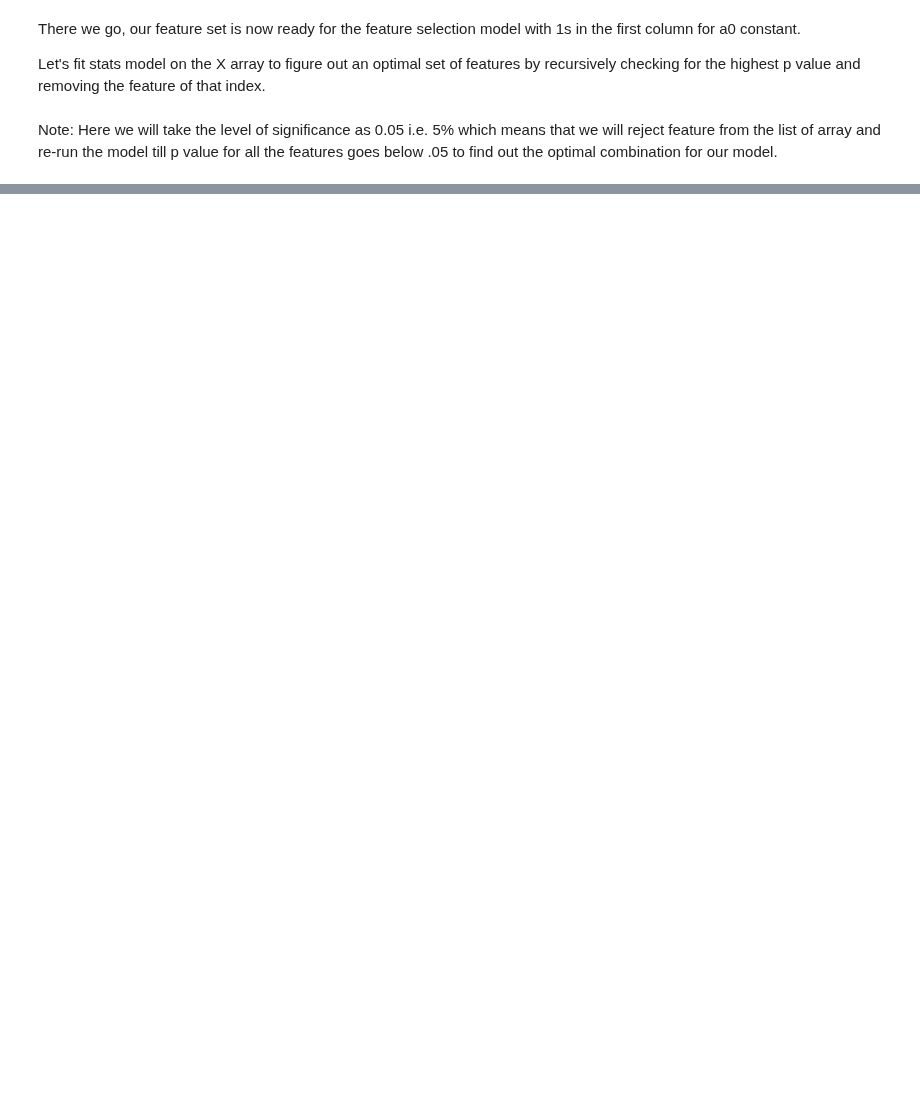
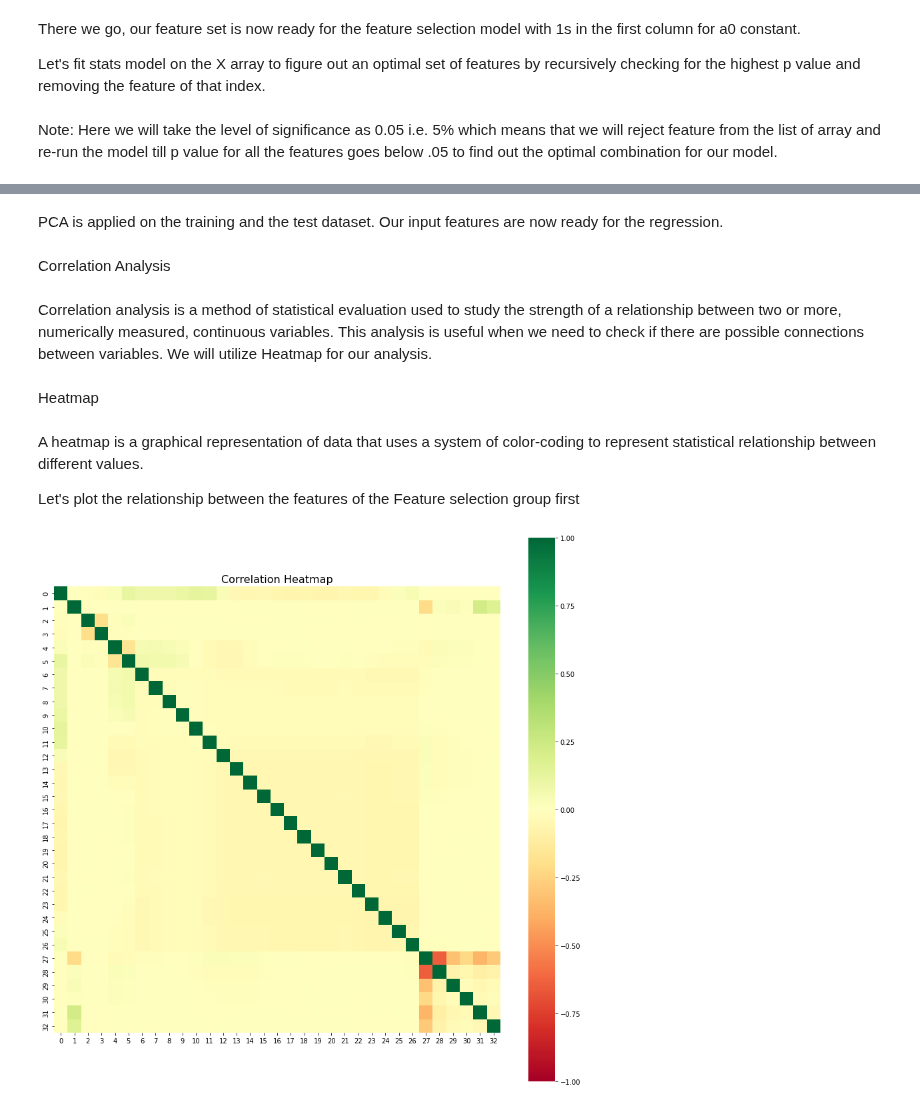
Before and after one commit to harshithgowdakc/NYC-Taxi-Data, a Jupyter notebook: NYC_Taxi_Data.ipynb, the cells around one changed output, grey strips where cells are left out. Drawn from its saved outputs; the diff is of its cells as text; code cells hidden in the pictures; blank space fills up the shorter version.

Commit message:
feature_selection_2

```diff
--- a/NYC_Taxi_Data.ipynb
+++ b/NYC_Taxi_Data.ipynb
@@ -714,0 +1008,6 @@ regressor_OLS.summary()
+# %%
+#Split raw data
+X_train, X_test, y_train, y_test = train_test_split(X,Y, random_state=4, test_size=0.2)
+
+#Split data from the feature selection group
+X_train_fs, X_test_fs, y_train_fs, y_test_fs = train_test_split(X_opt,Y, random_state=4, test_size=0.2)
@@ -769,0 +1076,21 @@ print('Variance score for the RF regressor raw is : %.2f' % regressor_rfraw.scor
+# %% [markdown]
+PCA is applied on the training and the test dataset. Our input features are now ready for the regression.
+# %% [markdown]
+Correlation Analysis
+# %% [markdown]
+Correlation analysis is a method of statistical evaluation used to study the strength of a relationship between two or more, numerically measured, continuous variables. This analysis is useful when we need to check if there are possible connections between variables. We will utilize Heatmap for our analysis.
+# %% [markdown]
+Heatmap
+# %% [markdown]
+A heatmap is a graphical representation of data that uses a system of color-coding to represent statistical relationship between different values.
+
+Let's plot the relationship between the features of the Feature selection group first
+# %%
+plt.figure(figsize=(15,15))
+corr = pd.DataFrame(X_train_fs[:,1:]).corr()
+corr.index = pd.DataFrame(X_train_fs[:,1:]).columns
+sns.heatmap(corr, cmap='RdYlGn', vmin=-1, vmax=1, square=True)
+plt.title("Correlation Heatmap", fontsize=16)
+plt.show()
+# %% [output]
+[figure, added]
```
Also changed, not shown: parts of 78 cells of this notebook.
